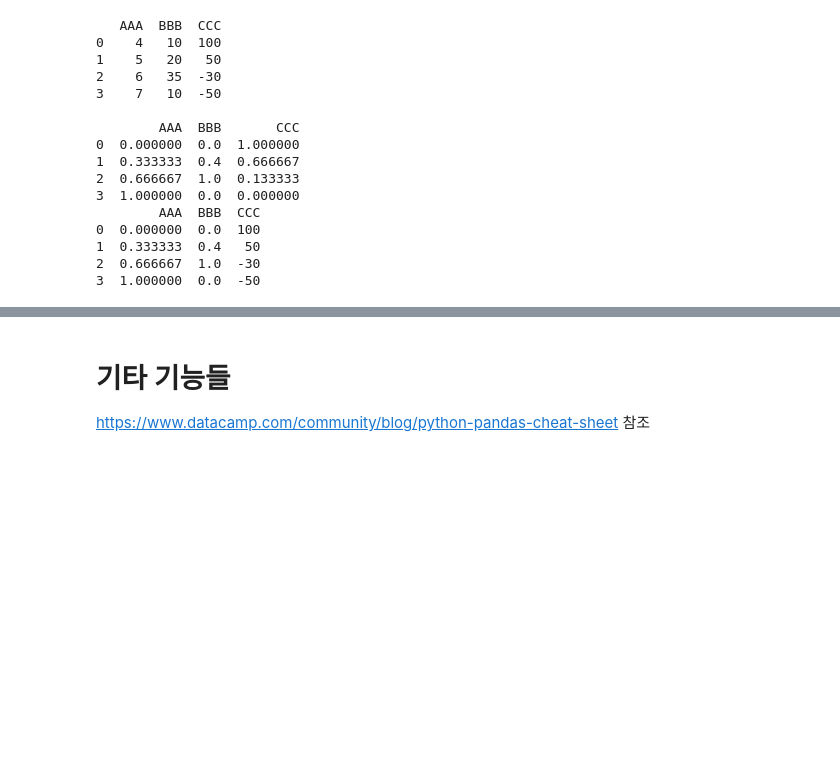
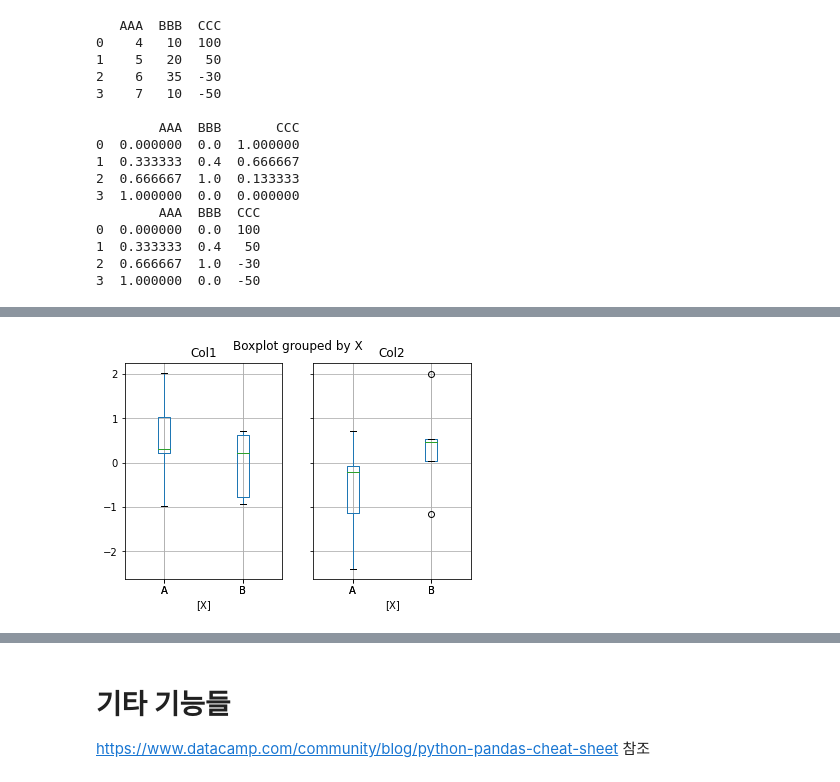
Before and after one commit to dhrim/hongik_2021, a Jupyter notebook: material/library/pandas.ipynb, the cells around one changed output, grey strips where cells are left out. Saved outputs shown, nothing was run; the diff lists cells and outputs as text; code cells hidden in the pictures; blank space fills up the shorter version.

```diff
--- a/material/library/pandas.ipynb
+++ b/material/library/pandas.ipynb
@@ -1870,0 +1834,10 @@ df.iloc[5].plot(kind="hista");
+# %%
+df = pd.DataFrame(np.random.randn(10, 2),
+                  columns=['Col1', 'Col2'])
+df['X'] = pd.Series(['A', 'A', 'A', 'A', 'A',
+                     'B', 'B', 'B', 'B', 'B'])
+
+df.boxplot(by='X')
+plt.show()
+# %% [output]
+[figure, added]
```
Also changed, not shown: parts of 65 cells of this notebook.
